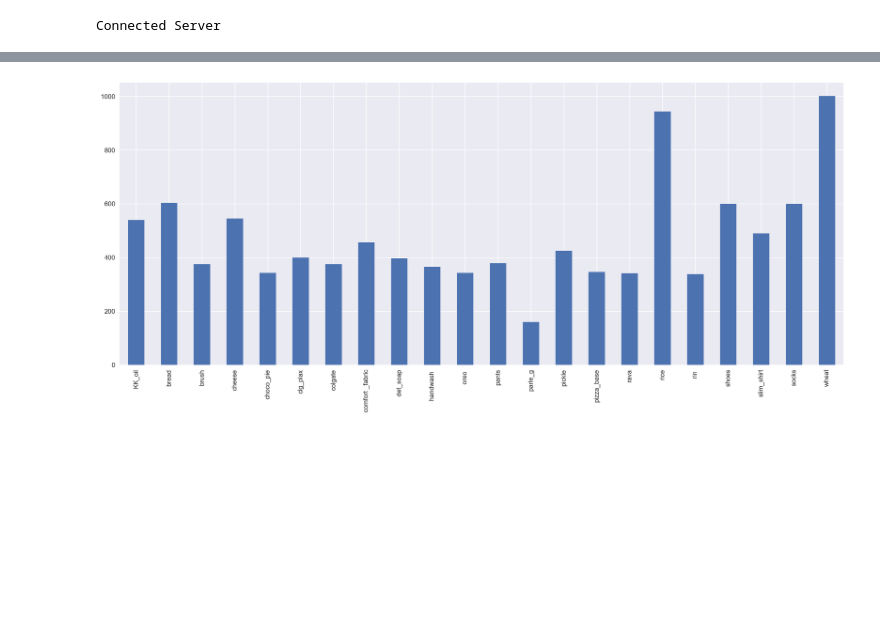
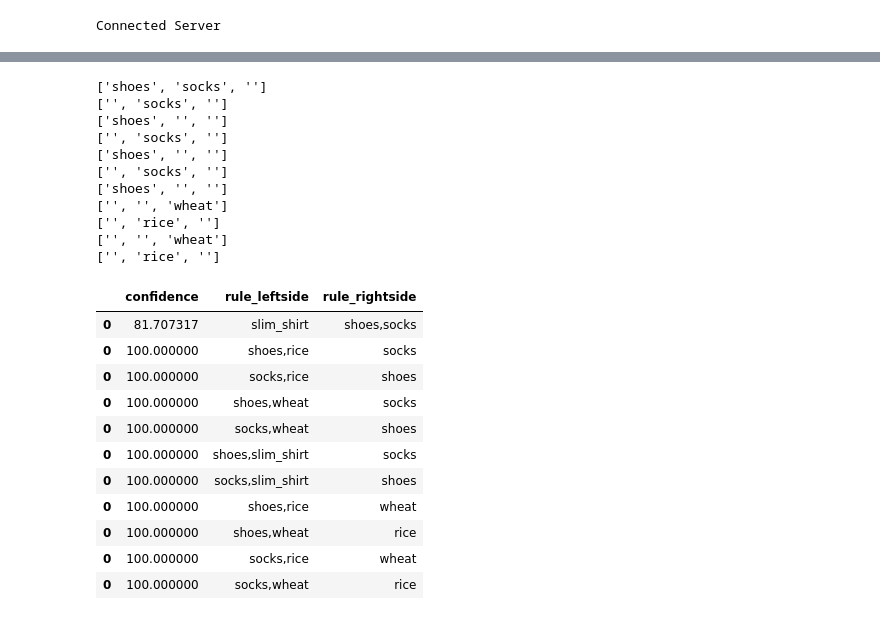
Before and after one commit to yadynesh/Dipriori, a Jupyter notebook: secondversion.ipynb, the cells around one changed output, grey strips where cells are left out. Drawn from its saved outputs; the diff is of its cells as text; code cells hidden in the pictures; blank space fills up the shorter version.

```diff
--- a/secondversion.ipynb
+++ b/secondversion.ipynb
@@ -15,9 +15,9 @@ support_percent = 10/100
 confidence = 0
 minimum_support = support_percent * no_of_rows
 plt.figure(num=None, figsize=(20, 8), dpi=200, facecolor='w', edgecolor='k')
-# final_three_itemset = pd.DataFrame();
-# final_two_itemset = pd.DataFrame();
-# final_one_itemset = pd.DataFrame();
+final_three_itemset = pd.DataFrame();
+final_two_itemset = pd.DataFrame();
+final_one_itemset = pd.DataFrame();
 print("Minimum support = "+str(minimum_support))
 # %% [output]
 Minimum support = 100.0
@@ -313,5 +326,5 @@ print(final_three_itemset)
 # %%
-association_rules = pd.Series()
+association_rules = pd.DataFrame(columns=['rule_leftside','rule_rightside','confidence'])
 association_list = []
 
 for inx in final_three_itemset.index:
@@ -335,5 +348,8 @@ for inx in final_three_itemset.index:
                 confidence = (final_three_itemset[inx]/final_one_itemset[column1]) * 100 ;
                 #print(confidence)
                 if confidence > 80 :
-                    association_list.append(column1)
-                    association_rules  = association_rules.append(pd.Series(inx.replace(column1,''), index=[""+column1]))
+                    rule  = pd.DataFrame({'rule_leftside':[column1],'rule_rightside':[inx.replace(column1,'')],'confidence':[confidence]})
+                    print(rule)
+                    association_rules = association_rules.append(rule)
+
+association_rules
@@ -362,4 +383,5 @@ for inx in final_three_itemset.index:
                 confidence = (final_three_itemset[inx]/final_two_items[column1+","+column2]) * 100 ;
                 #print(confidence)
                 if confidence > 80 :
-                    association_rules = association_rules.append(pd.Series(inx.replace(column1,'').replace(column2,''), index=[""+column1+","+column2]))
+                    rule  = pd.DataFrame({'rule_leftside':[""+column1+","+column2],'rule_rightside':[inx.replace(column1,'').replace(column2,'')],'confidence':[confidence]})
+                    association_rules = association_rules.append(rule)
@@ -370,5 +403,50 @@ print(association_rules)
-# %%
-final_one_itemset.plot.bar()
-plt.show()
-# %% [output]
-[figure, removed]
+# %%
+def clean_items(items):
+    items = items.split(",")
+    print(items)
+    cleaned_items = ""
+    item1 = items[0]
+    item2 = items[1]
+    item3 = items[2]
+
+    if (item1 != ""):
+        cleaned_items += item1
+
+    if (item2 != ""):
+        if(cleaned_items != ""):
+            cleaned_items += ","
+        cleaned_items += item2
+
+    if (item3 != ""):
+        if(cleaned_items != ""):
+            cleaned_items += ","
+        cleaned_items += item3
+
+    return cleaned_items
+
+association_rules['rule_rightside'] = association_rules['rule_rightside'].apply(clean_items)
+association_rules
+# %% [output]
+['shoes', 'socks', '']
+['', 'socks', '']
+['shoes', '', '']
+['', 'socks', '']
+['shoes', '', '']
+['', 'socks', '']
+['shoes', '', '']
+['', '', 'wheat']
+['', 'rice', '']
+['', '', 'wheat']
+['', 'rice', '']
+|  | confidence | rule_leftside | rule_rightside |
+| 0 | 81.707317 | slim_shirt | shoes,socks |
+| 0 | 100.000000 | shoes,rice | socks |
+| 0 | 100.000000 | socks,rice | shoes |
+| 0 | 100.000000 | shoes,wheat | socks |
+| 0 | 100.000000 | socks,wheat | shoes |
+| 0 | 100.000000 | shoes,slim_shirt | socks |
+| 0 | 100.000000 | socks,slim_shirt | shoes |
+| 0 | 100.000000 | shoes,rice | wheat |
+| 0 | 100.000000 | shoes,wheat | rice |
+| 0 | 100.000000 | socks,rice | wheat |
+| 0 | 100.000000 | socks,wheat | rice |
```
Also changed, not shown: parts of 17 cells of this notebook, 15 other files.
